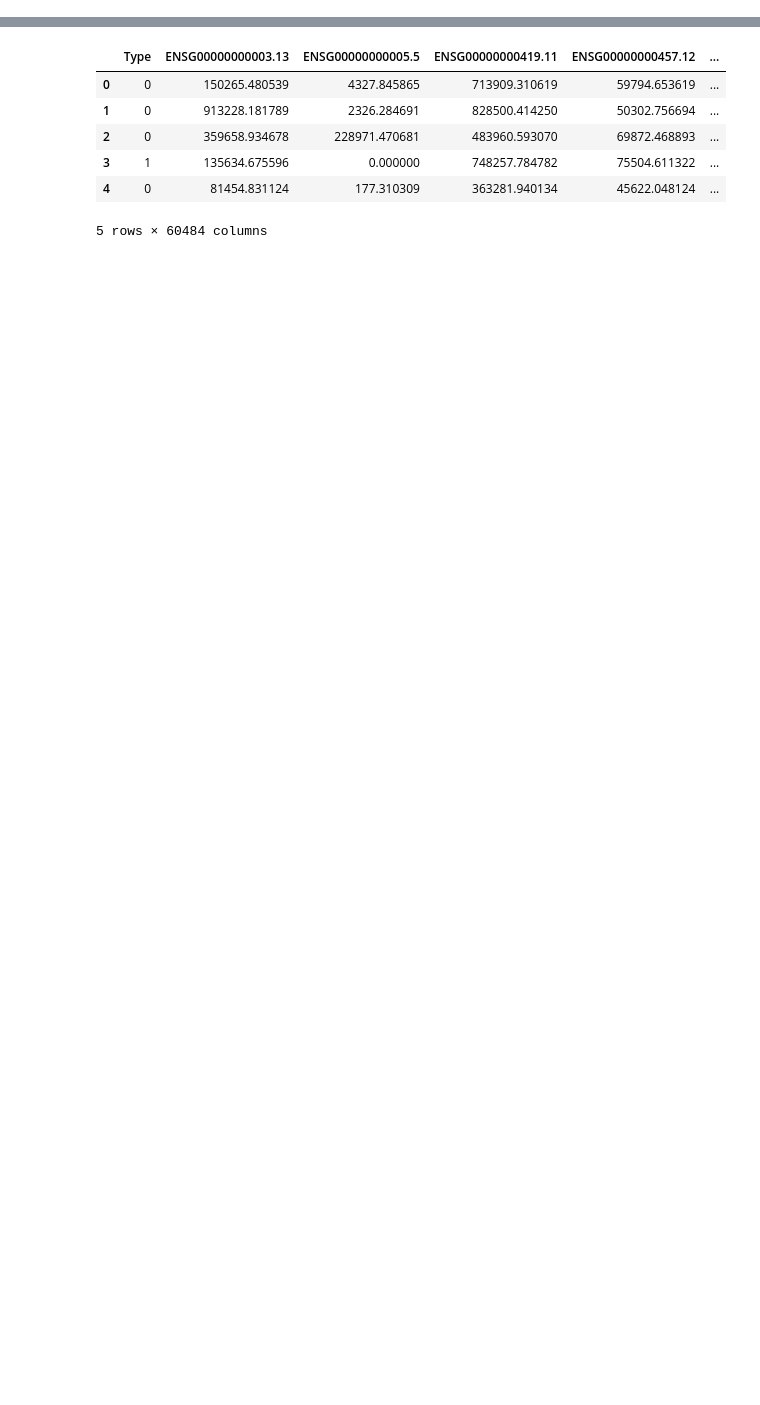
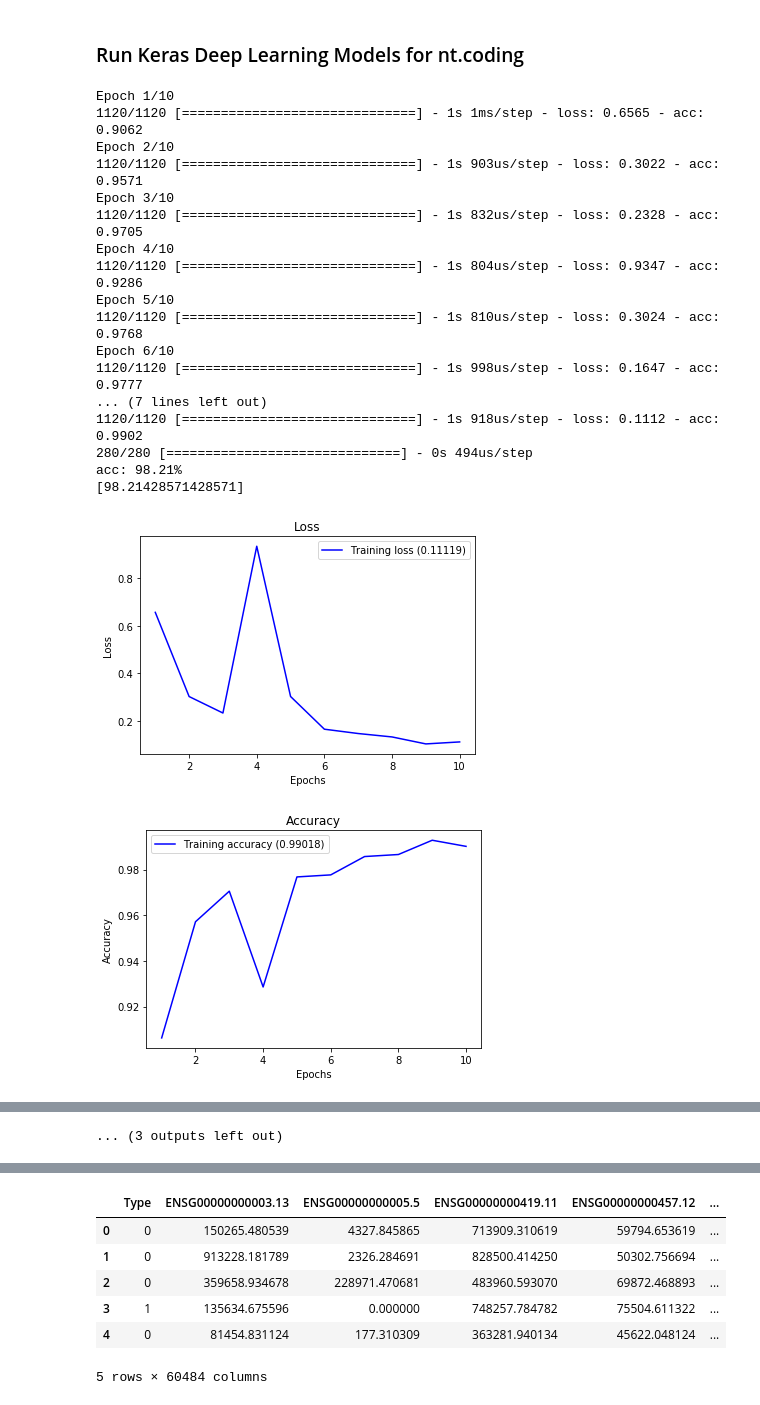
Before and after one commit to sghoseWI/Genomic-Machine-Learning, a Jupyter notebook: Machine Learning in Cancer.ipynb, the cells around one changed output, grey strips where cells are left out. Cells and saved outputs as stored; diff of their text form; code cells hidden in the pictures; blank space fills up the shorter version.

```diff
--- a/Machine Learning in Cancer.ipynb
+++ b/Machine Learning in Cancer.ipynb
@@ -30,0 +39,2 @@ nt_coding = pd.read_csv('/Users/saptarshighose/Downloads/nt.coding.csv')
+# %%
+mlf.run_simple_loop(features, label, ['LR','NB','RF'])
@@ -30,0 +156,14 @@ nt_coding = pd.read_csv('/Users/saptarshighose/Downloads/nt.coding.csv')
+# %%
+from sklearn.feature_selection import SelectKBest
+from sklearn.feature_selection import chi2
+
+selector = SelectKBest(chi2, k=99)
+selector.fit(features, label)
+
+# X_new = selector.transform(features)
+# print(X_new.shape)
+
+feature_selection_99 = features.columns[selector.get_support(indices=True)]
+
+feature_selection_list = feature_selection_99.tolist()
+print(feature_selection_list)
@@ -30,0 +172,2 @@ nt_coding = pd.read_csv('/Users/saptarshighose/Downloads/nt.coding.csv')
+# %%
+gene_selection_99_features_ntcoding = nt_coding[feature_selection_list]
@@ -30,0 +180,2 @@ nt_coding = pd.read_csv('/Users/saptarshighose/Downloads/nt.coding.csv')
+# %%
+mlf.run_simple_loop(gene_selection_99_features_ntcoding, label, ['LR','NB','RF'])
@@ -30,0 +295,24 @@ nt_coding = pd.read_csv('/Users/saptarshighose/Downloads/nt.coding.csv')
+# %% [markdown]
+### Run Keras Deep Learning Models for nt.coding
+# %%
+mlf.run_deep_learning_loop(features, label)
+# %% [output]
+Epoch 1/10
+1120/1120 [==============================] - 1s 1ms/step - loss: 0.6565 - acc: 0.9062
+Epoch 2/10
+1120/1120 [==============================] - 1s 903us/step - loss: 0.3022 - acc: 0.9571
+Epoch 3/10
+1120/1120 [==============================] - 1s 832us/step - loss: 0.2328 - acc: 0.9705
+Epoch 4/10
+1120/1120 [==============================] - 1s 804us/step - loss: 0.9347 - acc: 0.9286
+Epoch 5/10
+1120/1120 [==============================] - 1s 810us/step - loss: 0.3024 - acc: 0.9768
+Epoch 6/10
+1120/1120 [==============================] - 1s 998us/step - loss: 0.1647 - acc: 0.9777
+... (7 lines left out)
+1120/1120 [==============================] - 1s 918us/step - loss: 0.1112 - acc: 0.9902
+280/280 [==============================] - 0s 494us/step
+acc: 98.21%
+[98.21428571428571]
+[figure, added]
+[figure, added]
@@ -30,0 +376 @@ nt_coding = pd.read_csv('/Users/saptarshighose/Downloads/nt.coding.csv')
+... (3 outputs left out)
```
Also changed, not shown: parts of 89 cells of this notebook, 2 other files.
